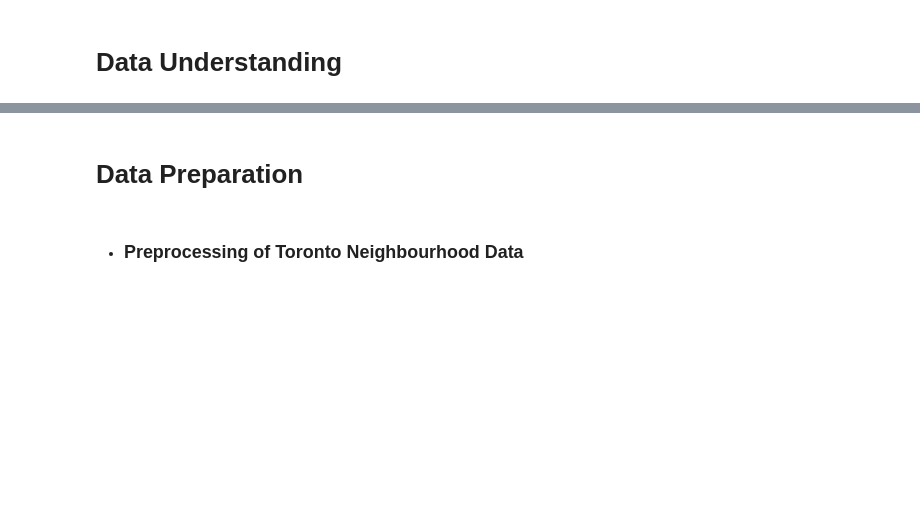
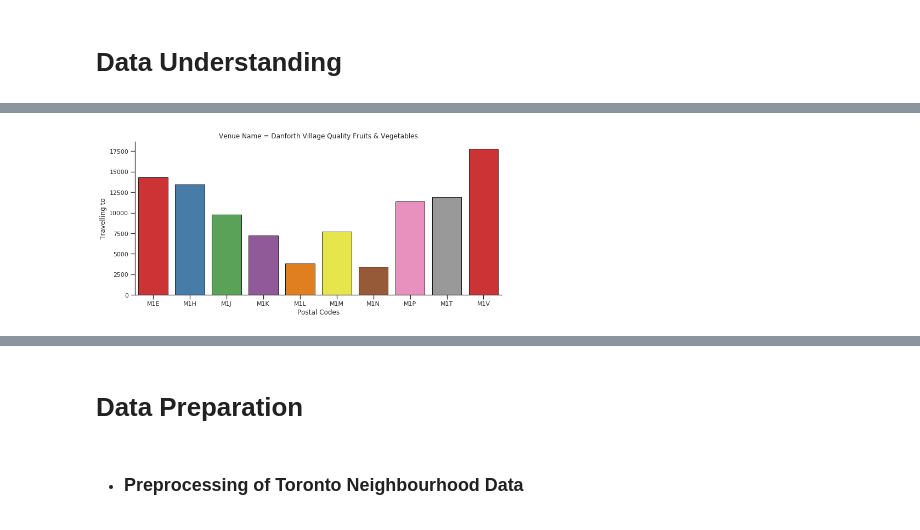
Before and after one commit to narsi16-edu/Coursera_Capstone, a Jupyter notebook: capstone_notebook.ipynb, the cells around one changed output, grey strips where cells are left out. Saved outputs shown, nothing was run; the diff lists cells and outputs as text; code cells hidden in the pictures; blank space fills up the shorter version.

```diff
--- a/capstone_notebook.ipynb
+++ b/capstone_notebook.ipynb
@@ -758,0 +763,26 @@ Intentionally Left blank for next assignment
+# %%
+def neighbourhood_data_plotters(pc_ziph_fs_df):
+    pc_ziph = 'Postcode'
+    pc_ziph_disp = 'Postal Codes'
+    if pc_ziph not in pc_ziph_fs_df.columns:
+        pc_ziph = pc_ziph_disp = 'ZIP Codes'
+
+    venue_plot = pc_ziph_fs_df[[pc_ziph,'fs_name','ghf_dist']]
+    venue_plot.columns = [pc_ziph_disp,'Venue Name','Travelling to']
+    venue_plot = venue_plot.sort_values(by = pc_ziph_disp).reset_index().drop('index',axis=1)
+
+    sns.set(style="ticks", rc = {"xtick.major.size":8,"ytick.major.size":8})
+    g = sns.catplot( kind = "bar",
+                 data = venue_plot,
+                   col = "Venue Name",
+                   x = pc_ziph_disp,
+                   y = "Travelling to",
+                   col_wrap = 2,
+                   palette = "Set1",
+                   height = 5,
+                   aspect = 2.0,
+                   ec = "k")
+    g.add_legend()
+    g.despine()
+    plt.tight_layout()
+    plt.show()
@@ -758,0 +791,4 @@ Intentionally Left blank for next assignment
+# %%
+neighbourhood_data_plotters(to_pc_gis_fs_df)
+# %% [output]
+[figure, added]
```
Also changed, not shown: parts of 37 cells of this notebook.
